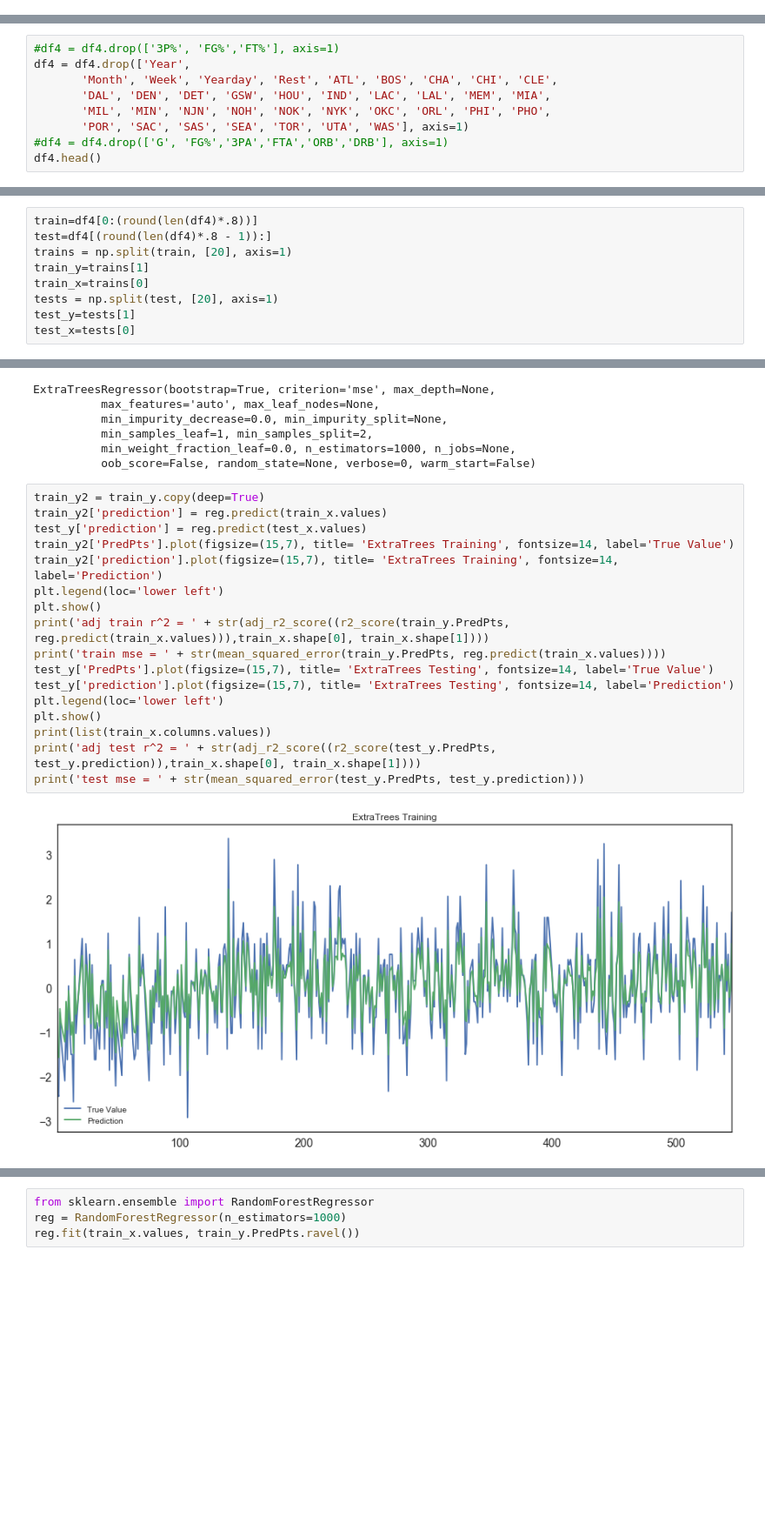
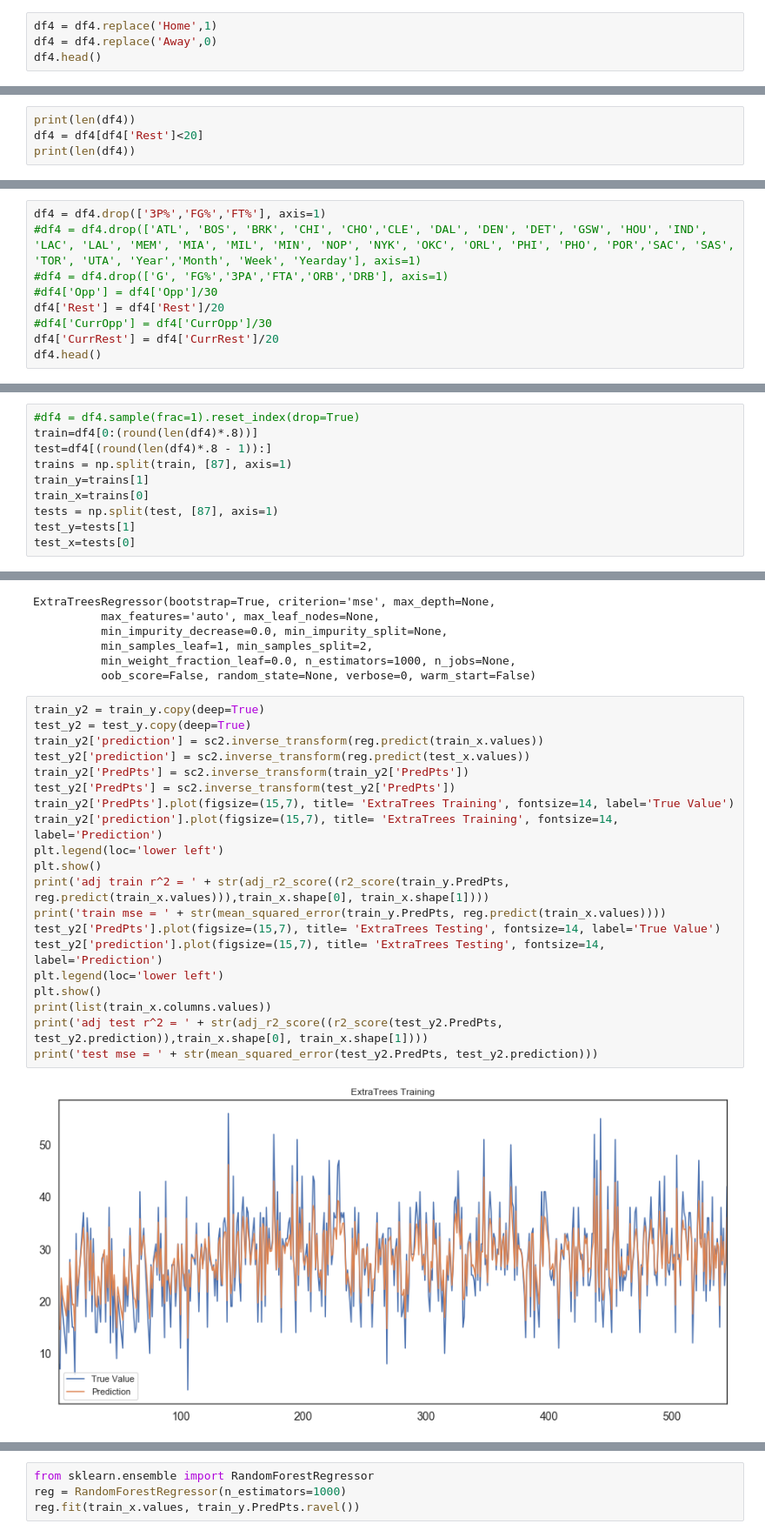
Before and after one commit to SidTheKid007/nba-analysis, a Jupyter notebook: Lebron James Stat Predictions.ipynb, the cells around one changed output, grey strips where cells are left out. Shown at 87% size. Saved outputs shown, nothing was run; the diff lists cells and outputs as text; blank space fills up the shorter version.

Commit message:
Predictions for LeBron James

```diff
--- a/Lebron James Stat Predictions.ipynb
+++ b/Lebron James Stat Predictions.ipynb
@@ -226,0 +250,4 @@ df4 = df4.drop(['Opp'], axis=1)
+# %%
+df4 = df4.replace('Home',1)
+df4 = df4.replace('Away',0)
+df4.head()
@@ -242,0 +267,4 @@ Index(['G', 'FG', 'FGA', 'FG%', '3P', '3PA', '3P%', 'FT', 'FTA', 'FT%', 'ORB',
+# %%
+print(len(df4))
+df4 = df4[df4['Rest']<20]
+print(len(df4))
@@ -243,10 +274,10 @@ Index(['G', 'FG', 'FGA', 'FG%', '3P', '3PA', '3P%', 'FT', 'FTA', 'FT%', 'ORB',
 # %%
-#df4 = df4.drop(['3P%', 'FG%','FT%'], axis=1)
-df4 = df4.drop(['Year',
-       'Month', 'Week', 'Yearday', 'Rest', 'ATL', 'BOS', 'CHA', 'CHI', 'CLE',
-       'DAL', 'DEN', 'DET', 'GSW', 'HOU', 'IND', 'LAC', 'LAL', 'MEM', 'MIA',
-       'MIL', 'MIN', 'NJN', 'NOH', 'NOK', 'NYK', 'OKC', 'ORL', 'PHI', 'PHO',
-       'POR', 'SAC', 'SAS', 'SEA', 'TOR', 'UTA', 'WAS'], axis=1)
+df4 = df4.drop(['3P%','FG%','FT%'], axis=1)
+#df4 = df4.drop(['ATL', 'BOS', 'BRK', 'CHI', 'CHO','CLE', 'DAL', 'DEN', 'DET', 'GSW', 'HOU', 'IND', 'LAC', 'LAL', 'MEM', 'MIA', 'MIL', 'MIN', 'NOP', 'NYK', 'OKC', 'ORL', 'PHI', 'PHO', 'POR','SAC', 'SAS', 'TOR', 'UTA', 'Year','Month', 'Week', 'Yearday'], axis=1)
 #df4 = df4.drop(['G', 'FG%','3PA','FTA','ORB','DRB'], axis=1)
+#df4['Opp'] = df4['Opp']/30
+df4['Rest'] = df4['Rest']/20
+#df4['CurrOpp'] = df4['CurrOpp']/30
+df4['CurrRest'] = df4['CurrRest']/20
 df4.head()
 # %% [output]
@@ -260,10 +291,11 @@ df4.head()
 # %%
+#df4 = df4.sample(frac=1).reset_index(drop=True)
 train=df4[0:(round(len(df4)*.8))]
 test=df4[(round(len(df4)*.8 - 1)):]
-trains = np.split(train, [20], axis=1)
+trains = np.split(train, [87], axis=1)
 train_y=trains[1]
 train_x=trains[0]
-tests = np.split(test, [20], axis=1)
+tests = np.split(test, [87], axis=1)
 test_y=tests[1]
 test_x=tests[0]
 # %%
@@ -335,20 +463,23 @@ ExtraTreesRegressor(bootstrap=True, criterion='mse', max_depth=None,
           oob_score=False, random_state=None, verbose=0, warm_start=False)
 # %%
 train_y2 = train_y.copy(deep=True)
-train_y2['prediction'] = reg.predict(train_x.values)
-test_y['prediction'] = reg.predict(test_x.values)
+test_y2 = test_y.copy(deep=True)
+train_y2['prediction'] = sc2.inverse_transform(reg.predict(train_x.values))
+test_y2['prediction'] = sc2.inverse_transform(reg.predict(test_x.values))
+train_y2['PredPts'] = sc2.inverse_transform(train_y2['PredPts'])
+test_y2['PredPts'] = sc2.inverse_transform(test_y2['PredPts'])
 train_y2['PredPts'].plot(figsize=(15,7), title= 'ExtraTrees Training', fontsize=14, label='True Value')
 train_y2['prediction'].plot(figsize=(15,7), title= 'ExtraTrees Training', fontsize=14, label='Prediction')
 plt.legend(loc='lower left')
 plt.show()
 print('adj train r^2 = ' + str(adj_r2_score((r2_score(train_y.PredPts, reg.predict(train_x.values))),train_x.shape[0], train_x.shape[1])))
 print('train mse = ' + str(mean_squared_error(train_y.PredPts, reg.predict(train_x.values))))
-test_y['PredPts'].plot(figsize=(15,7), title= 'ExtraTrees Testing', fontsize=14, label='True Value')
-test_y['prediction'].plot(figsize=(15,7), title= 'ExtraTrees Testing', fontsize=14, label='Prediction')
+test_y2['PredPts'].plot(figsize=(15,7), title= 'ExtraTrees Testing', fontsize=14, label='True Value')
+test_y2['prediction'].plot(figsize=(15,7), title= 'ExtraTrees Testing', fontsize=14, label='Prediction')
 plt.legend(loc='lower left')
 plt.show()
 print(list(train_x.columns.values))
-print('adj test r^2 = ' + str(adj_r2_score((r2_score(test_y.PredPts, test_y.prediction)),train_x.shape[0], train_x.shape[1])))
-print('test mse = ' + str(mean_squared_error(test_y.PredPts, test_y.prediction)))
+print('adj test r^2 = ' + str(adj_r2_score((r2_score(test_y2.PredPts, test_y2.prediction)),train_x.shape[0], train_x.shape[1])))
+print('test mse = ' + str(mean_squared_error(test_y2.PredPts, test_y2.prediction)))
 # %% [output]
-[figure, old version]
+[figure, new version]
```
Also changed, not shown: parts of 50 cells of this notebook.
